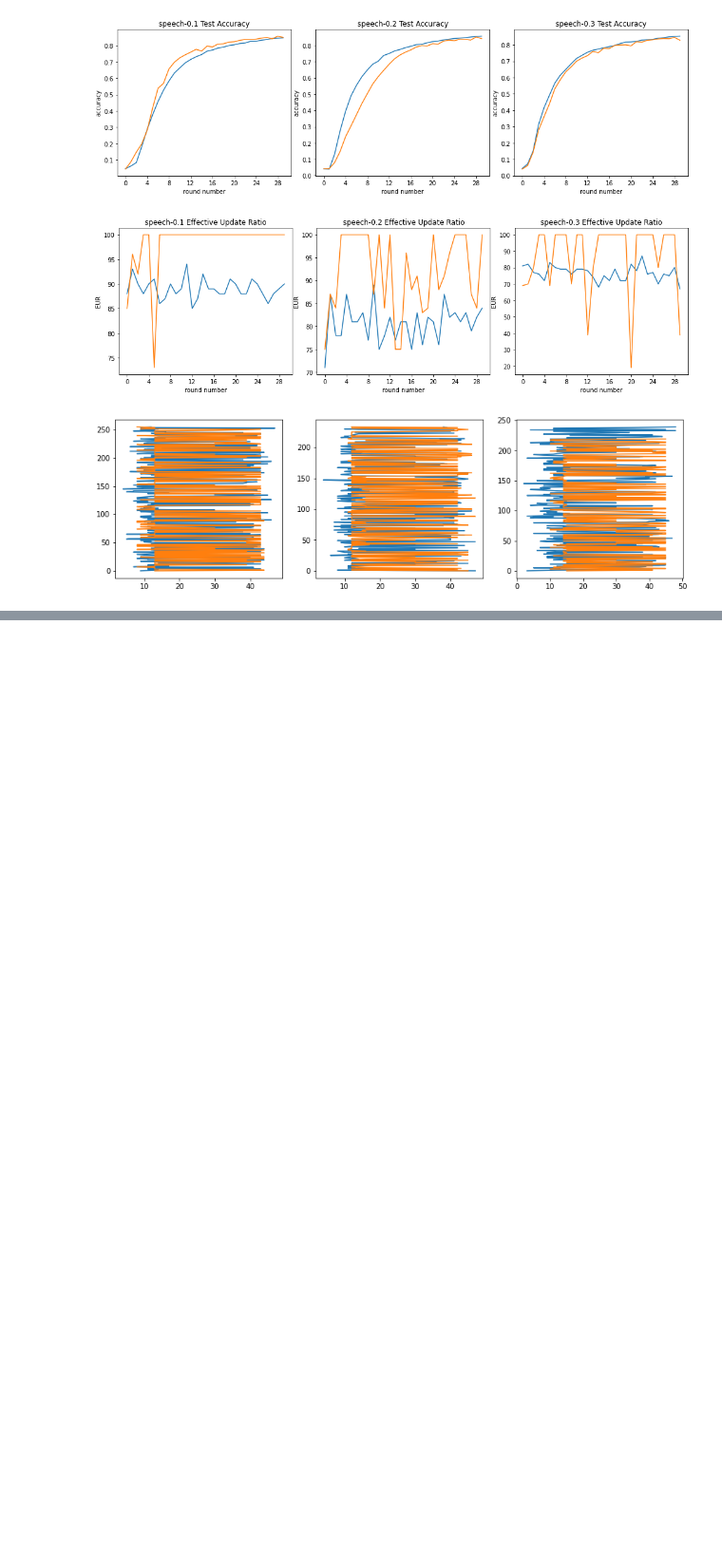
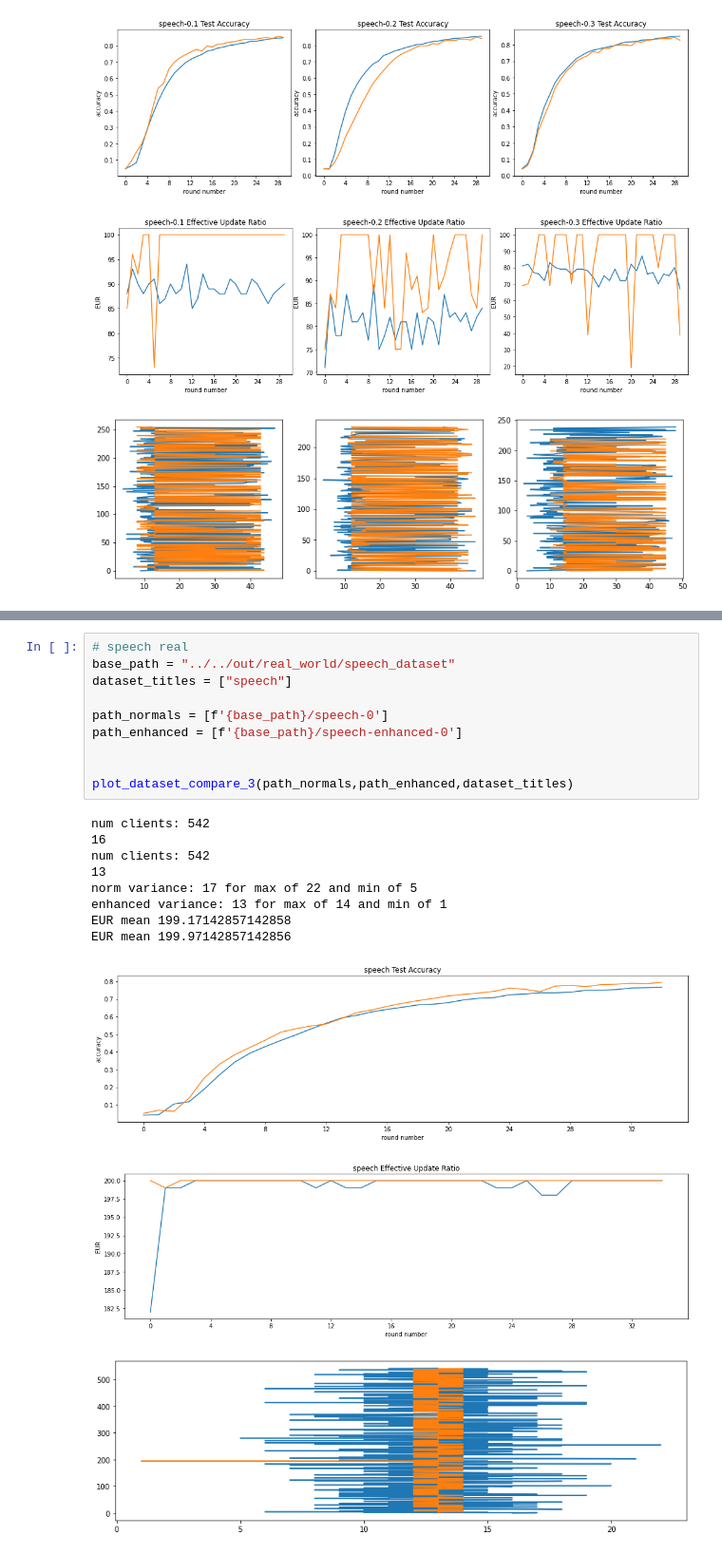
Before and after one commit to Serverless-Federated-Learning/FedLesScan, a Jupyter notebook: experiment/plots/eur.ipynb, the cells around one changed output, grey strips where cells are left out. Shown at 95% size. Cells and saved outputs as stored; diff of their text form; blank space fills up the shorter version.

```diff
--- a/experiment/plots/eur.ipynb
+++ b/experiment/plots/eur.ipynb
@@ -314,0 +337,22 @@ EUR mean 99.6625
+# %%
+# speech real
+base_path = "../../out/real_world/speech_dataset"
+dataset_titles = ["speech"]
+
+path_normals = [f'{base_path}/speech-0']
+path_enhanced = [f'{base_path}/speech-enhanced-0']
+
+
+plot_dataset_compare_3(path_normals,path_enhanced,dataset_titles)
+# %% [output]
+num clients: 542
+16
+num clients: 542
+13
+norm variance: 17 for max of 22 and min of 5
+enhanced variance: 13 for max of 14 and min of 1
+EUR mean 199.17142857142858
+EUR mean 199.97142857142856
+[figure, added]
+[figure, added]
+[figure, added]
```
Also changed, not shown: parts of 2 cells of this notebook, 8 other files.
